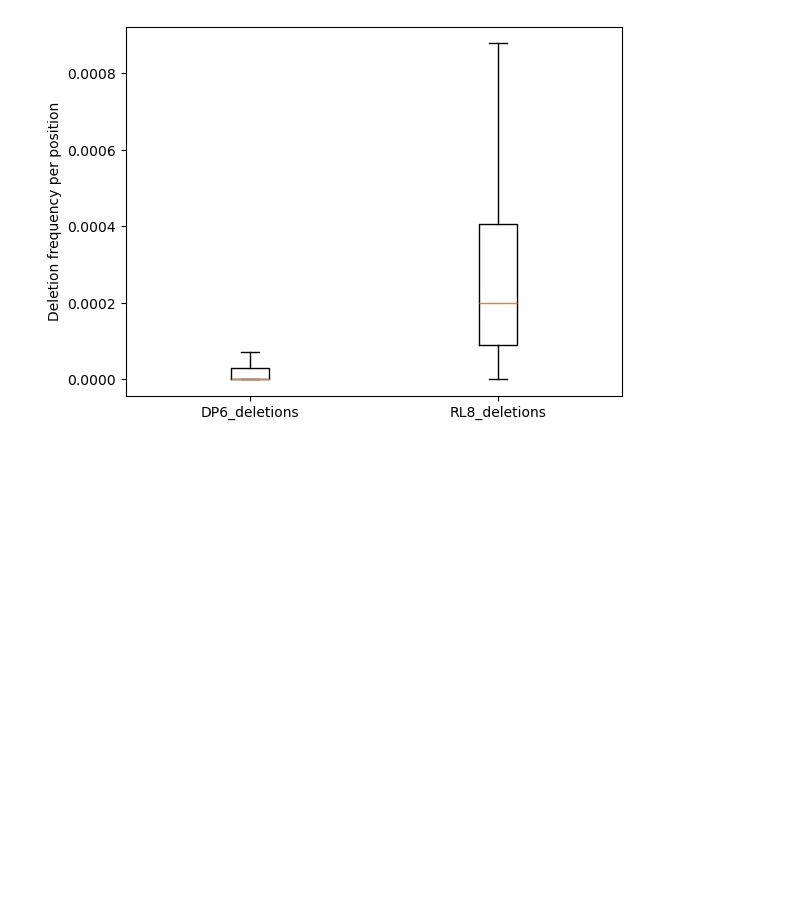
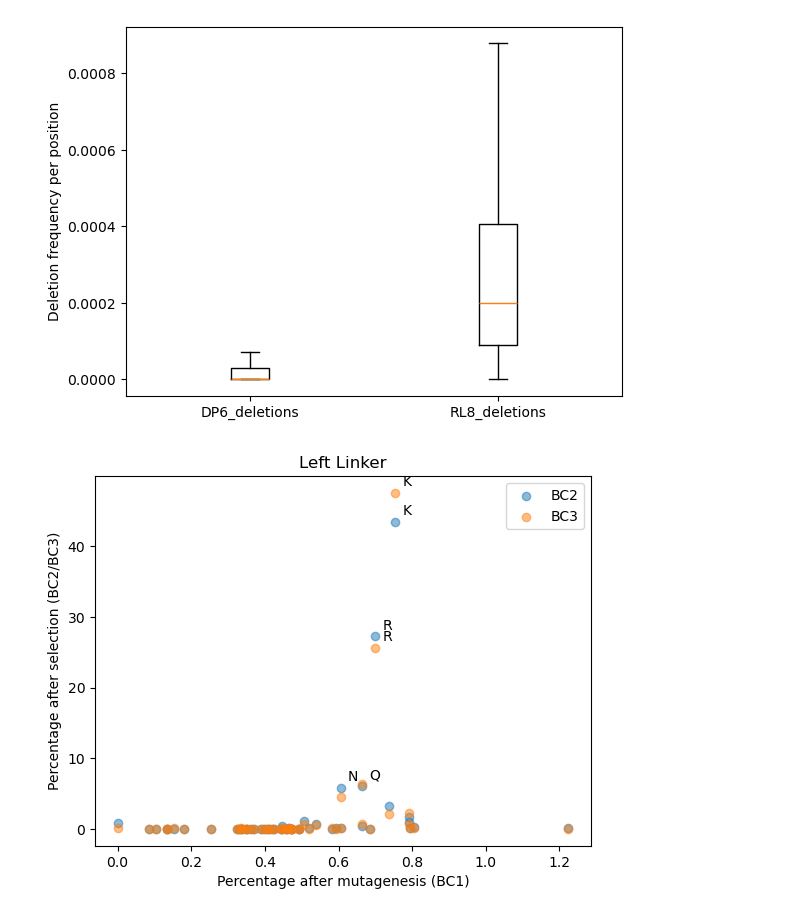
Before and after one commit to AliceHovsepyan/pogo_pance_draft, a Jupyter notebook: DMS_analysis_struct.ipynb, the cells around one changed output. Cells and saved outputs as stored; diff of their text form; code cells hidden in the pictures; blank space fills up the shorter version.

```diff
--- a/DMS_analysis_struct.ipynb
+++ b/DMS_analysis_struct.ipynb
@@ -284,3 +324,36 @@ plt.ylabel("Deletion frequency per position")
 plt.show()
 # %% [output]
 [figure]
+# %%
+BC1_linkers = pd.read_csv("/home/student/anna/DMS_analysis/output/R36/blast00/R1/enrichments/AA/R36_BC1_S1_R1_AA_linker_distribution.csv", index_col=0).T
+BC2_linkers = pd.read_csv("/home/student/anna/DMS_analysis/output/R36/blast00/R1/enrichments/AA/R36_BC2_S1_R1_AA_linker_distribution.csv", index_col=0).T
+BC3_linkers = pd.read_csv("/home/student/anna/DMS_analysis/output/R36/blast00/R1/enrichments/AA/R36_BC3_S1_R1_AA_linker_distribution.csv", index_col=0).T
+
+all_linkers_vars = list(set(list(BC1_linkers.columns) + list(BC2_linkers.columns)+ list(BC3_linkers.columns)))
+all_linker_perc = pd.DataFrame(columns = all_linkers_vars, index = ["BC1", "BC2", "BC3"], data = 0, dtype=np.float64)
+
+for linker in all_linkers_vars:
+    if linker in BC1_linkers.columns:
+        all_linker_perc.loc["BC1", linker] = BC1_linkers.loc["percentage", linker]
+    if linker in BC2_linkers.columns:
+        all_linker_perc.loc["BC2", linker] = BC2_linkers.loc["percentage", linker]
+    if linker in BC3_linkers.columns:
+        all_linker_perc.loc["BC3", linker] = BC3_linkers.loc["percentage", linker]
+# %%
+plt.scatter(all_linker_perc.loc["BC1",:], all_linker_perc.loc["BC2",:], label = "BC2", alpha = 0.5)
+plt.scatter(all_linker_perc.loc["BC1",:], all_linker_perc.loc["BC3",:], label = "BC3", alpha = 0.5)
+plt.xlabel("Percentage after mutagenesis (BC1)")
+plt.ylabel("Percentage after selection (BC2/BC3)")
+
+for i, (x, y) in enumerate(zip(all_linker_perc.loc["BC1", :], all_linker_perc.loc["BC2", :])):
+    if y > 5:
+        plt.annotate(all_linker_perc.columns[i], (x, y), textcoords="offset points", xytext=(5,5), ha='left')
+for i, (x, y) in enumerate(zip(all_linker_perc.loc["BC1", :], all_linker_perc.loc["BC3", :])):
+    if y > 10:
+        plt.annotate(all_linker_perc.columns[i], (x, y), textcoords="offset points", xytext=(5,5), ha='left')
+plt.legend(frameon = True)
+plt.title("Left Linker")
+plt.savefig("/home/student/anna/DMS_analysis/output/R36/blast00/R1/plots/AA/R36_linker_evolution_scatter.pdf", bbox_inches='tight')
+plt.show()
+# %% [output]
+[figure, added]
```
Also changed, not shown: parts of 18 cells of this notebook, 6 other files.
